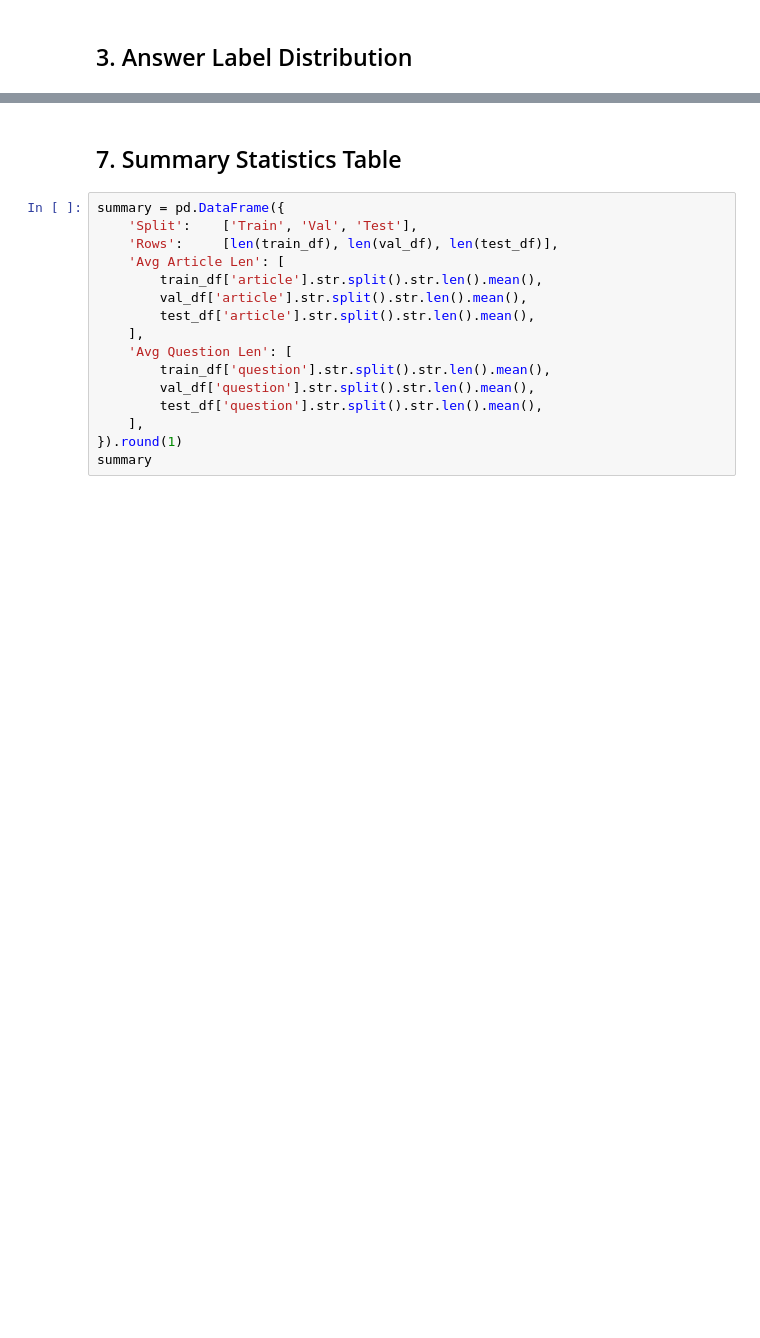
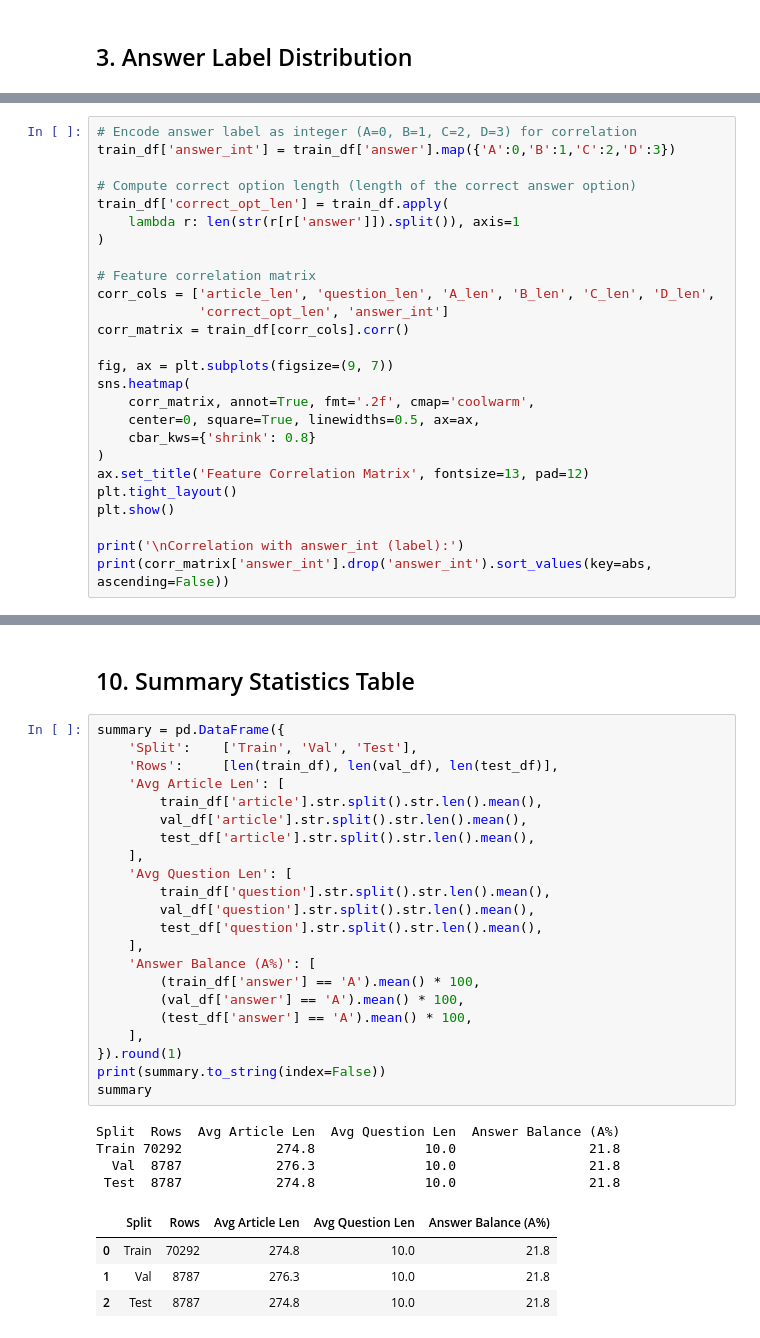
Before and after one commit to AfnanRizwan1/Quiz-Generation-System_AI-Project, a Jupyter notebook: notebooks/EDA.ipynb, the cells around one changed output, grey strips where cells are left out. Cells and saved outputs as stored; diff of their text form; blank space fills up the shorter version.

```diff
--- a/notebooks/EDA.ipynb
+++ b/notebooks/EDA.ipynb
@@ -66,0 +185,26 @@ plt.show()
+# %%
+# Encode answer label as integer (A=0, B=1, C=2, D=3) for correlation
+train_df['answer_int'] = train_df['answer'].map({'A':0,'B':1,'C':2,'D':3})
+
+# Compute correct option length (length of the correct answer option)
+train_df['correct_opt_len'] = train_df.apply(
+    lambda r: len(str(r[r['answer']]).split()), axis=1
+)
+
+# Feature correlation matrix
+corr_cols = ['article_len', 'question_len', 'A_len', 'B_len', 'C_len', 'D_len',
+             'correct_opt_len', 'answer_int']
+corr_matrix = train_df[corr_cols].corr()
+
+fig, ax = plt.subplots(figsize=(9, 7))
+sns.heatmap(
+    corr_matrix, annot=True, fmt='.2f', cmap='coolwarm',
+    center=0, square=True, linewidths=0.5, ax=ax,
+    cbar_kws={'shrink': 0.8}
+)
+ax.set_title('Feature Correlation Matrix', fontsize=13, pad=12)
+plt.tight_layout()
+plt.show()
+
+print('\nCorrelation with answer_int (label):')
+print(corr_matrix['answer_int'].drop('answer_int').sort_values(key=abs, ascending=False))
@@ -84,18 +265,33 @@ plt.show()
 # %% [markdown]
-## 7. Summary Statistics Table
+## 10. Summary Statistics Table
 # %%
 summary = pd.DataFrame({
     'Split':    ['Train', 'Val', 'Test'],
     'Rows':     [len(train_df), len(val_df), len(test_df)],
     'Avg Article Len': [
         train_df['article'].str.split().str.len().mean(),
         val_df['article'].str.split().str.len().mean(),
         test_df['article'].str.split().str.len().mean(),
     ],
     'Avg Question Len': [
         train_df['question'].str.split().str.len().mean(),
         val_df['question'].str.split().str.len().mean(),
         test_df['question'].str.split().str.len().mean(),
     ],
+    'Answer Balance (A%)': [
+        (train_df['answer'] == 'A').mean() * 100,
+        (val_df['answer'] == 'A').mean() * 100,
+        (test_df['answer'] == 'A').mean() * 100,
+    ],
 }).round(1)
+print(summary.to_string(index=False))
 summary
+# %% [output]
+Split  Rows  Avg Article Len  Avg Question Len  Answer Balance (A%)
+Train 70292            274.8              10.0                 21.8
+  Val  8787            276.3              10.0                 21.8
+ Test  8787            274.8              10.0                 21.8
+|  | Split | Rows | Avg Article Len | Avg Question Len | Answer Balance (A%) |
+| 0 | Train | 70292 | 274.8 | 10.0 | 21.8 |
+| 1 | Val | 8787 | 276.3 | 10.0 | 21.8 |
+| 2 | Test | 8787 | 274.8 | 10.0 | 21.8 |
```
Also changed, not shown: parts of 16 cells of this notebook.
